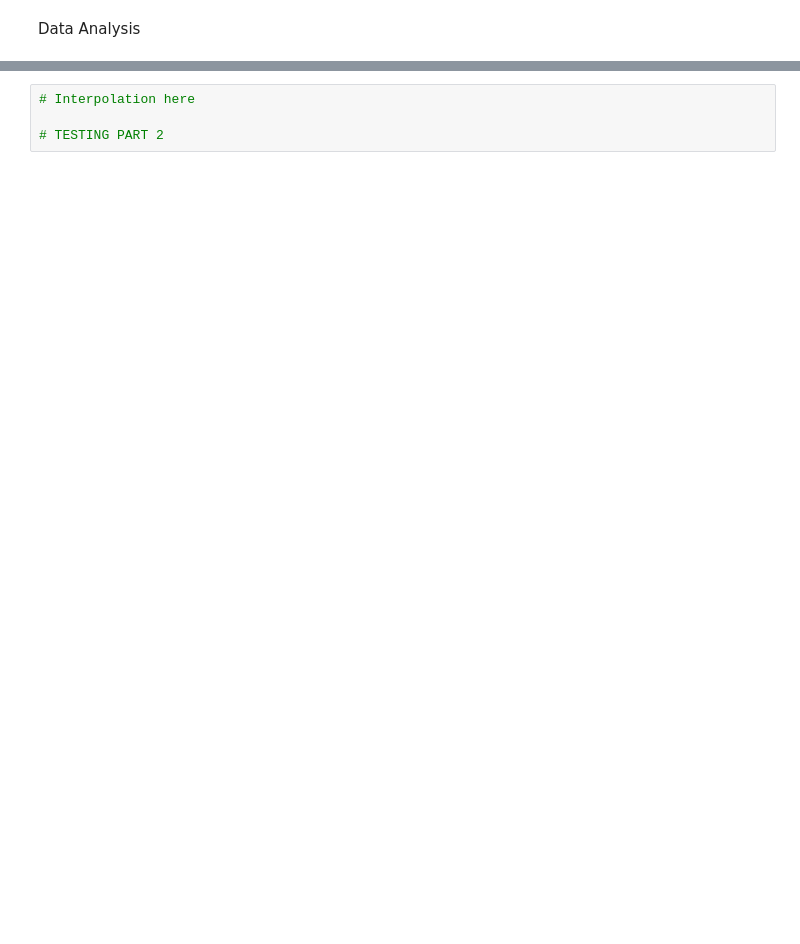
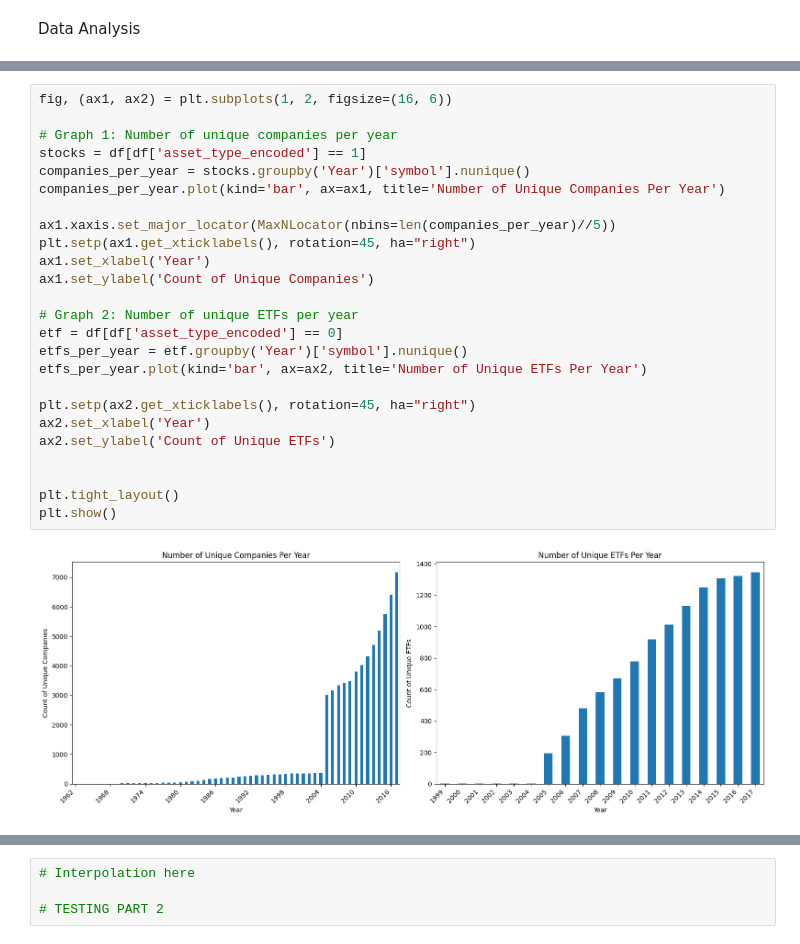
Before and after one commit to Bomb-omb/ML-Stock-Market-Prediction, a Jupyter notebook: Applications/Huge Stock Market Analysis.ipynb, the cells around one changed output, grey strips where cells are left out. Saved outputs shown, nothing was run; the diff lists cells and outputs as text; blank space fills up the shorter version.

```diff
--- a/Applications/Huge Stock Market Analysis.ipynb
+++ b/Applications/Huge Stock Market Analysis.ipynb
@@ -199,0 +159,27 @@ plt.show()
+# %%
+fig, (ax1, ax2) = plt.subplots(1, 2, figsize=(16, 6))
+
+# Graph 1: Number of unique companies per year
+stocks = df[df['asset_type_encoded'] == 1]
+companies_per_year = stocks.groupby('Year')['symbol'].nunique()
+companies_per_year.plot(kind='bar', ax=ax1, title='Number of Unique Companies Per Year')
+
+ax1.xaxis.set_major_locator(MaxNLocator(nbins=len(companies_per_year)//5))
+plt.setp(ax1.get_xticklabels(), rotation=45, ha="right")
+ax1.set_xlabel('Year')
+ax1.set_ylabel('Count of Unique Companies')
+
+# Graph 2: Number of unique ETFs per year
+etf = df[df['asset_type_encoded'] == 0]
+etfs_per_year = etf.groupby('Year')['symbol'].nunique()
+etfs_per_year.plot(kind='bar', ax=ax2, title='Number of Unique ETFs Per Year')
+
+plt.setp(ax2.get_xticklabels(), rotation=45, ha="right")
+ax2.set_xlabel('Year')
+ax2.set_ylabel('Count of Unique ETFs')
+
+
+plt.tight_layout()
+plt.show()
+# %% [output]
+[figure, added]
```
Also changed, not shown: parts of 23 cells of this notebook, 1 other file.
